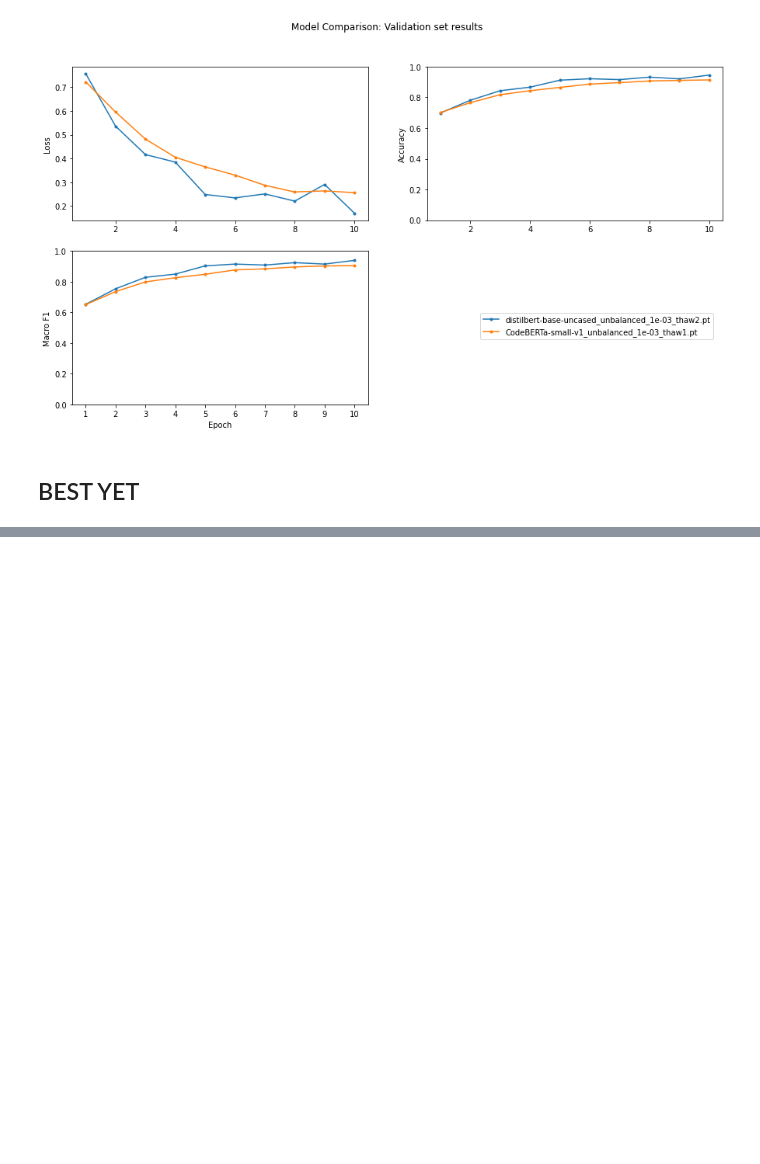
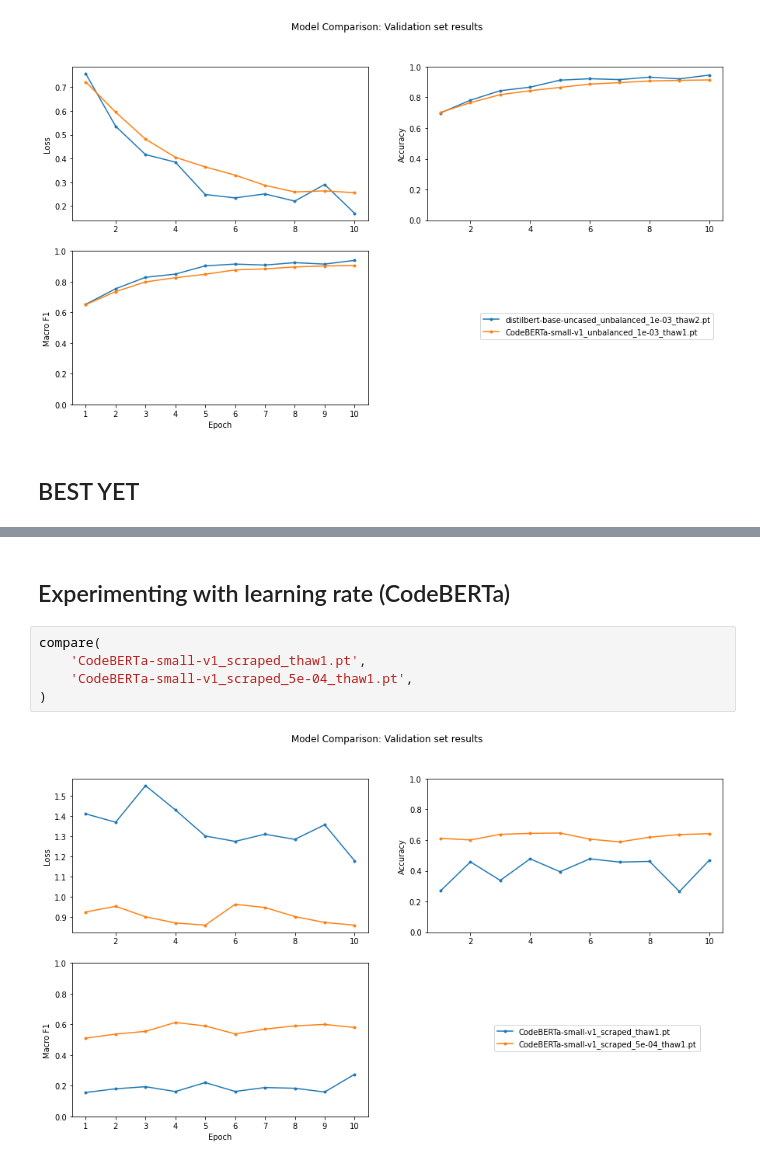
Before and after one commit to backtick-se/docks-master-thesis, a Jupyter notebook: notebooks/transformer_eval.ipynb, the cells around one changed output, grey strips where cells are left out. Saved outputs shown, nothing was run; the diff lists cells and outputs as text; blank space fills up the shorter version.

```diff
--- a/notebooks/transformer_eval.ipynb
+++ b/notebooks/transformer_eval.ipynb
@@ -117,0 +156,9 @@ non-functional       0.67      0.51      0.58        91
+# %% [markdown]
+## Experimenting with learning rate (CodeBERTa)
+# %%
+compare(
+    'CodeBERTa-small-v1_scraped_thaw1.pt',
+    'CodeBERTa-small-v1_scraped_5e-04_thaw1.pt',
+)
+# %% [output]
+[figure, added]
```
Also changed, not shown: parts of 12 cells of this notebook.
